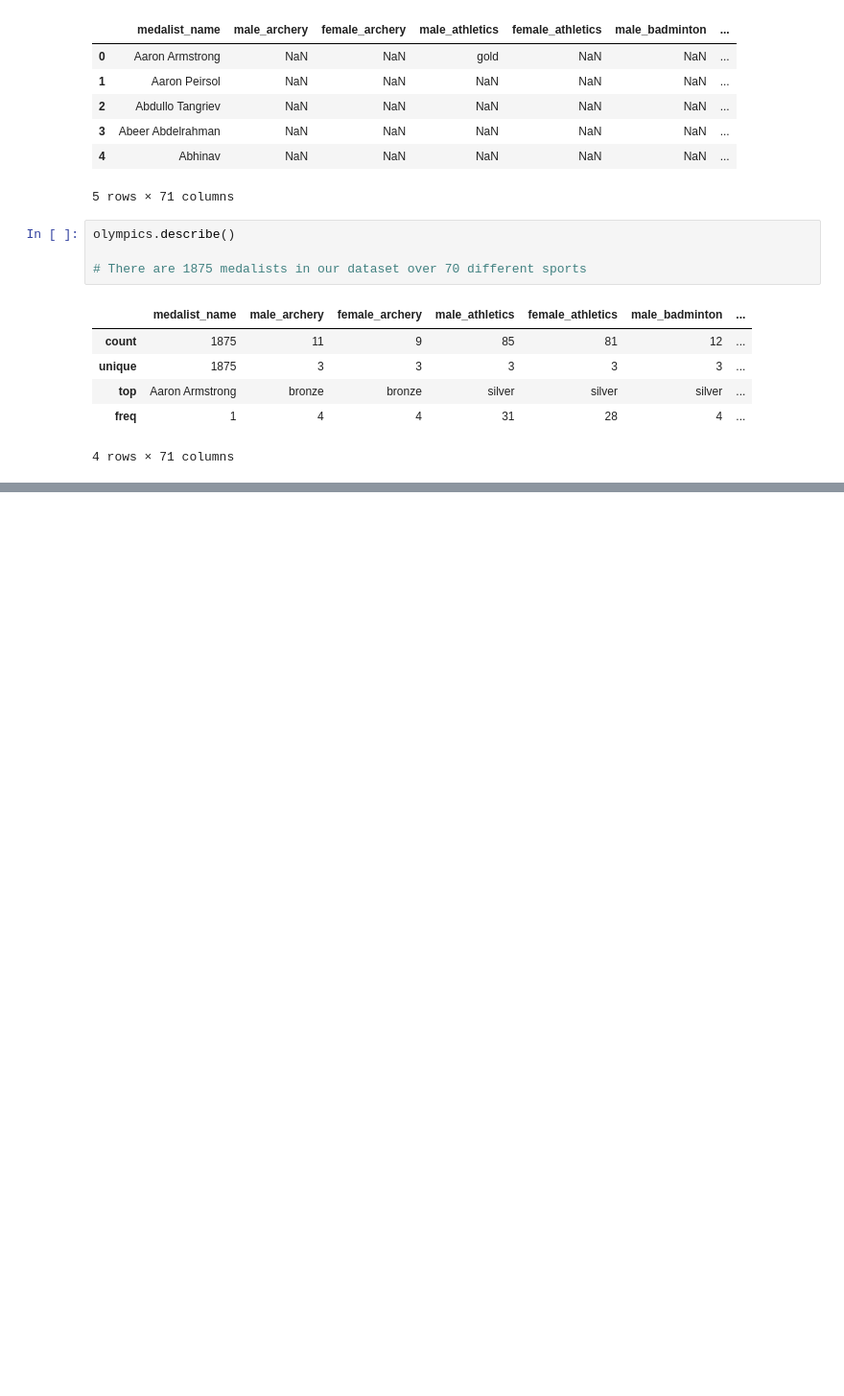
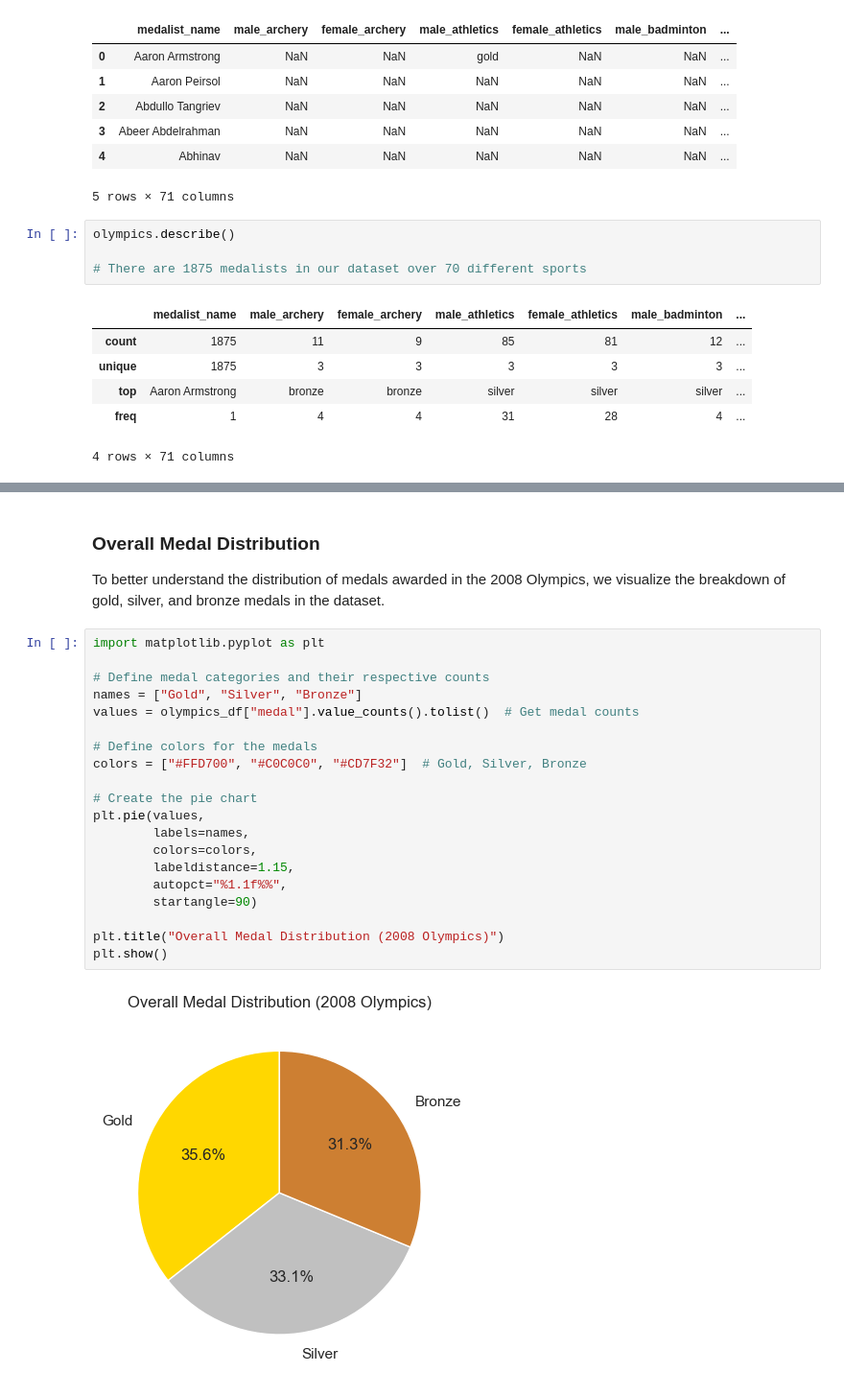
Before and after one commit to jsmall16/Small-Python-Portfolio, a Jupyter notebook: TidyData-Project/2008_olympic_medals.ipynb, the cells around one changed output, grey strips where cells are left out. Shown at 96% size. Saved outputs shown, nothing was run; the diff lists cells and outputs as text; blank space fills up the shorter version.

```diff
--- a/TidyData-Project/2008_olympic_medals.ipynb
+++ b/TidyData-Project/2008_olympic_medals.ipynb
@@ -106,0 +235,25 @@ olympics_melted
+# %% [markdown]
+### Overall Medal Distribution
+To better understand the distribution of medals awarded in the 2008 Olympics, we visualize the breakdown of gold, silver, and bronze medals in the dataset.
+# %%
+import matplotlib.pyplot as plt
+
+# Define medal categories and their respective counts
+names = ["Gold", "Silver", "Bronze"]
+values = olympics_df["medal"].value_counts().tolist()  # Get medal counts
+
+# Define colors for the medals
+colors = ["#FFD700", "#C0C0C0", "#CD7F32"]  # Gold, Silver, Bronze
+
+# Create the pie chart
+plt.pie(values,
+        labels=names,
+        colors=colors,
+        labeldistance=1.15,
+        autopct="%1.1f%%",
+        startangle=90)
+
+plt.title("Overall Medal Distribution (2008 Olympics)")
+plt.show()
+# %% [output]
+[figure, added]
```
Also changed, not shown: parts of 38 cells of this notebook, 3 other files.
